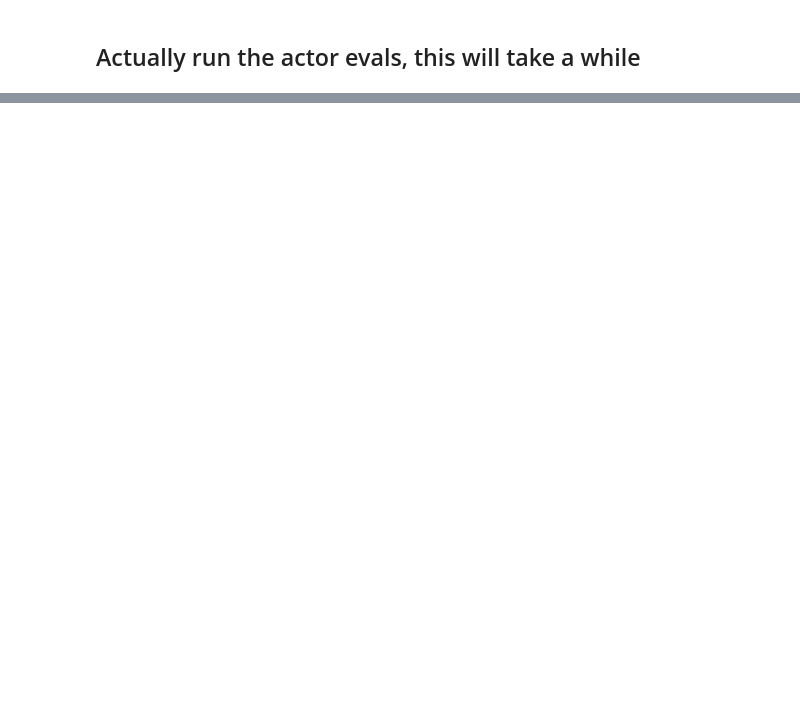
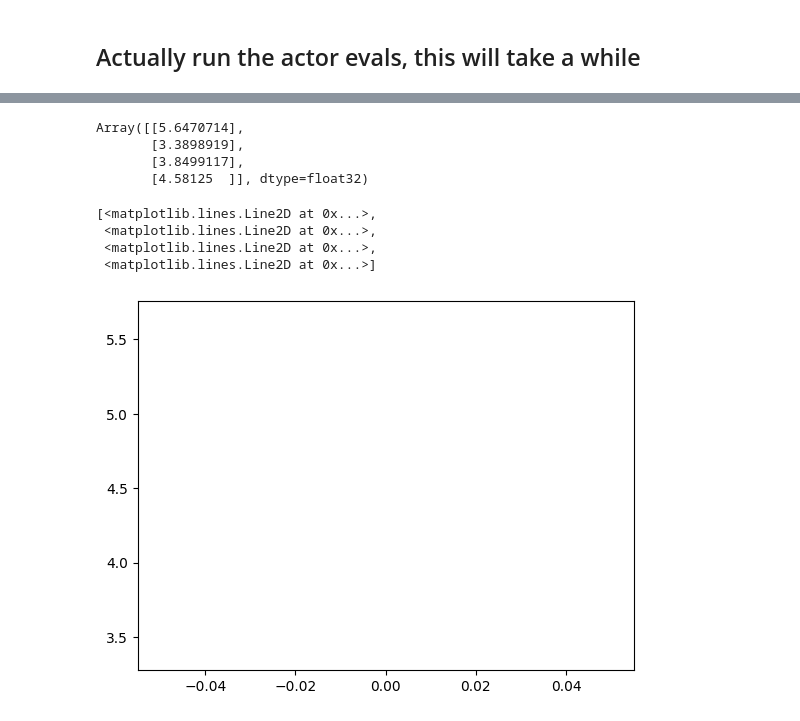
Before and after one commit to mishmish66/go_by_vibes, a Jupyter notebook: actor_eval.ipynb, the cells around one changed output, grey strips where cells are left out. Saved outputs shown, nothing was run; the diff lists cells and outputs as text; code cells hidden in the pictures; blank space fills up the shorter version.

```diff
--- a/actor_eval.ipynb
+++ b/actor_eval.ipynb
@@ -132,7 +138,7 @@ vibe_state = VibeState.init(rng, vibe_config)
 checkpoint_dir = "checkpoints"
 
 vibe_state = checkpointer.restore(
-    os.path.join(checkpoint_dir, "checkpoint_r32_s8192.0"), item=vibe_state
+    os.path.join(checkpoint_dir, "checkpoint_r20_s8192.0"), item=vibe_state
 )
 # %%
 vibe_state
@@ -146,18 +170,18 @@ rngs = jax.random.split(rng, eval_count)
 
 evaluate_actor_partial = jax.tree_util.Partial(
     evaluate_actor,
-    big_step_size=0.2,
-    big_steps=512,
-    small_step_size=0.001,
-    small_steps=512,
+    big_step_size=0.05,
+    big_steps=0,
+    small_step_size=0.000,
+    small_steps=1,
     big_post_steps=0,
-    small_post_steps=16,
+    small_post_steps=0,
     target_q=-1.0,
 )
 
 start_state = env_cls.init()
 
-(result_states, result_actions), info, optimized_actions = jax.vmap(
+(result_states, result_actions), info, optimized_actions, costs = jax.vmap(
     evaluate_actor_partial, in_axes=(0, None, None, None, None)
 )(
     rngs,
@@ -168,0 +210,15 @@ start_state = env_cls.init()
+# %%
+costs
+# %% [output]
+Array([[5.6470714],
+       [3.3898919],
+       [3.8499117],
+       [4.58125  ]], dtype=float32)
+# %%
+plt.plot(costs.T)
+# %% [output]
+[<matplotlib.lines.Line2D at 0x...>,
+ <matplotlib.lines.Line2D at 0x...>,
+ <matplotlib.lines.Line2D at 0x...>,
+ <matplotlib.lines.Line2D at 0x...>]
+[figure, added]
```
Also changed, not shown: parts of 15 cells of this notebook.
